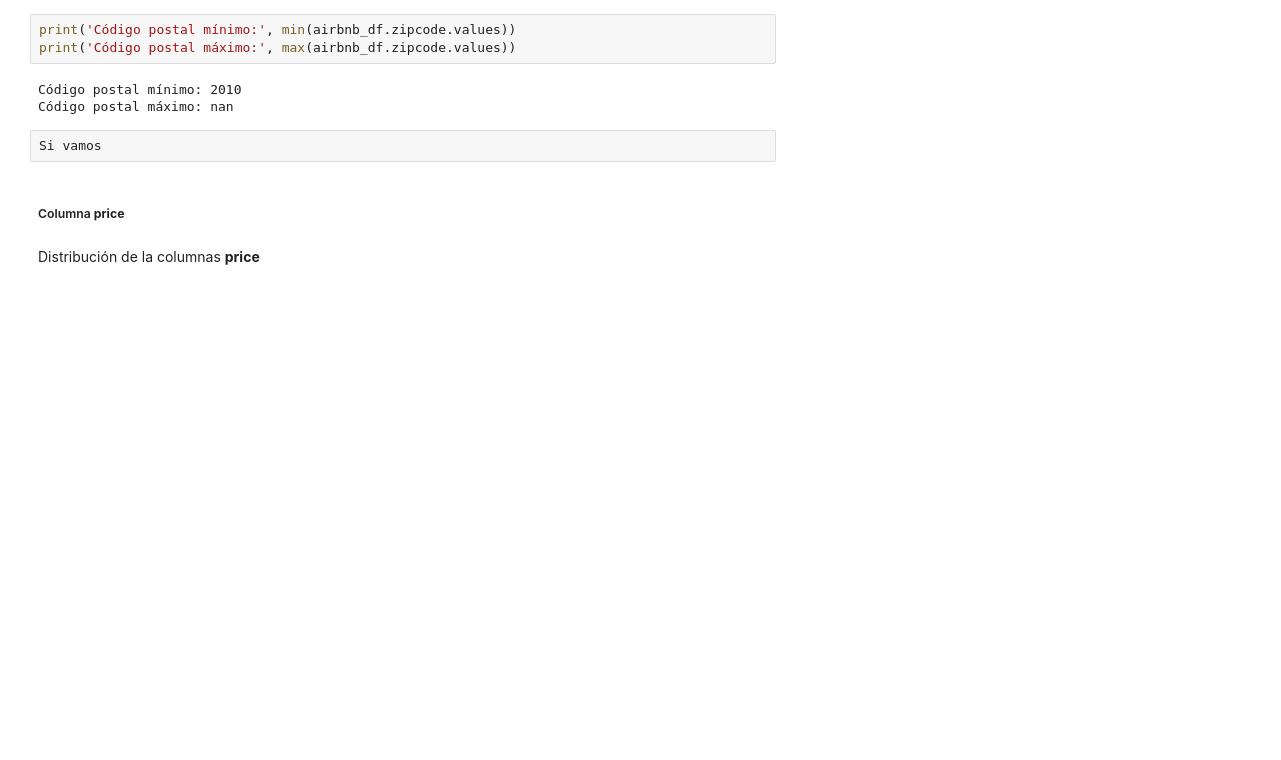
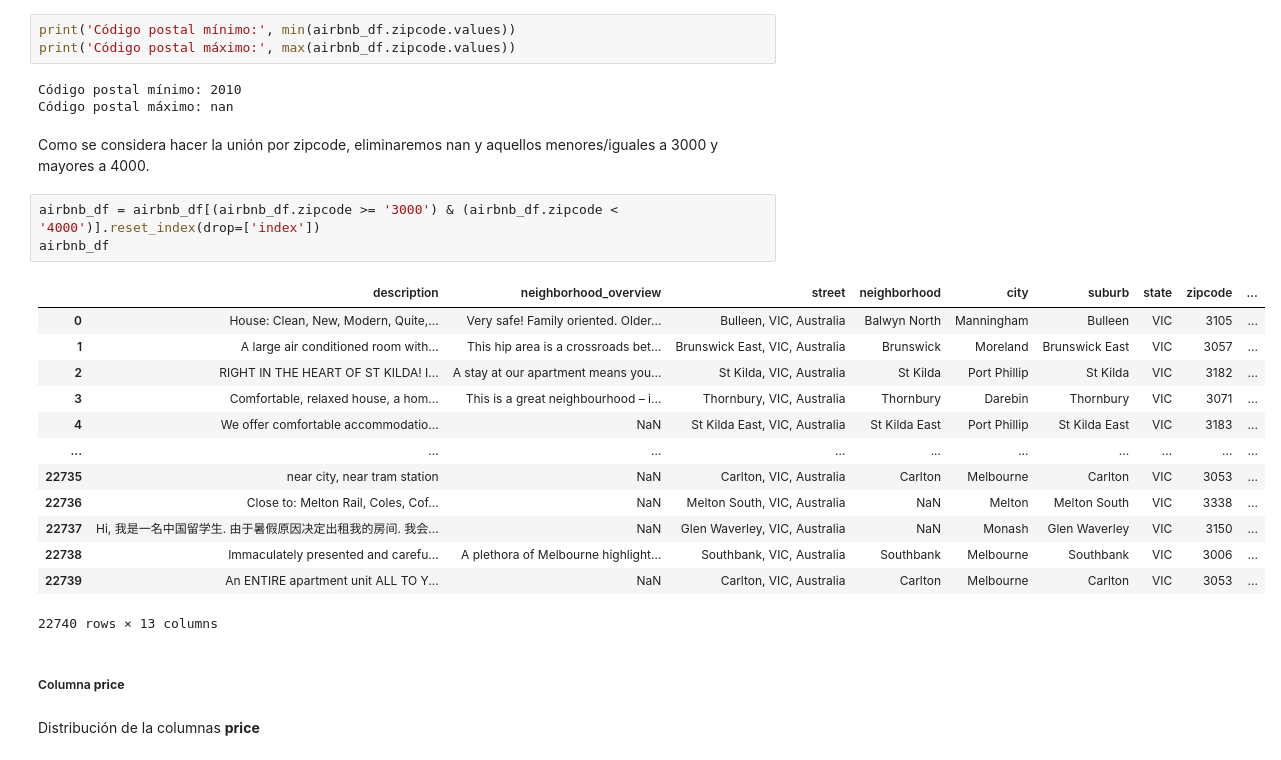
Before and after one commit to JIBarrionuevoGaltier/DiploDatos2021_Grupo_4, a Jupyter notebook: 02_EyCD/Entregable_Parte_1.ipynb, the cells around one changed output. Drawn from its saved outputs; the diff is of its cells as text; blank space fills up the shorter version.

```diff
--- a/02_EyCD/Entregable_Parte_1.ipynb
+++ b/02_EyCD/Entregable_Parte_1.ipynb
@@ -529,8 +1010,25 @@ print('Código postal máximo:', max(airbnb_df.zipcode.values))
 # %% [output]
 Código postal mínimo: 2010
 Código postal máximo: nan
-# %%
-Si vamos
+# %% [markdown]
+Como se considera hacer la unión por zipcode, eliminaremos nan y aquellos menores/iguales a 3000 y mayores a 4000.
+# %%
+airbnb_df = airbnb_df[(airbnb_df.zipcode >= '3000') & (airbnb_df.zipcode < '4000')].reset_index(drop=['index'])
+airbnb_df
+# %% [output]
+|  | description | neighborhood_overview | street | neighborhood | city | suburb | state | zipcode | ... |
+| 0 | House: Clean, New, Modern, Quite,... | Very safe! Family oriented. Older... | Bulleen, VIC, Australia | Balwyn North | Manningham | Bulleen | VIC | 3105 | ... |
+| 1 | A large air conditioned room with... | This hip area is a crossroads bet... | Brunswick East, VIC, Australia | Brunswick | Moreland | Brunswick East | VIC | 3057 | ... |
+| 2 | RIGHT IN THE HEART OF ST KILDA! I... | A stay at our apartment means you... | St Kilda, VIC, Australia | St Kilda | Port Phillip | St Kilda | VIC | 3182 | ... |
+| 3 | Comfortable, relaxed house, a hom... | This is a great neighbourhood – i... | Thornbury, VIC, Australia | Thornbury | Darebin | Thornbury | VIC | 3071 | ... |
+| 4 | We offer comfortable accommodatio... | NaN | St Kilda East, VIC, Australia | St Kilda East | Port Phillip | St Kilda East | VIC | 3183 | ... |
+| ... | ... | ... | ... | ... | ... | ... | ... | ... | ... |
+| 22735 | near city, near tram station | NaN | Carlton, VIC, Australia | Carlton | Melbourne | Carlton | VIC | 3053 | ... |
+| 22736 | Close to: Melton Rail, Coles, Cof... | NaN | Melton South, VIC, Australia | NaN | Melton | Melton South | VIC | 3338 | ... |
+| 22737 | Hi, 我是一名中国留学生. 由于暑假原因决定出租我的房间. 我会... | NaN | Glen Waverley, VIC, Australia | NaN | Monash | Glen Waverley | VIC | 3150 | ... |
+| 22738 | Immaculately presented and carefu... | A plethora of Melbourne highlight... | Southbank, VIC, Australia | Southbank | Melbourne | Southbank | VIC | 3006 | ... |
+| 22739 | An ENTIRE apartment unit ALL TO Y... | NaN | Carlton, VIC, Australia | Carlton | Melbourne | Carlton | VIC | 3053 | ... |
+22740 rows × 13 columns
 # %% [markdown]
 ##### Columna **price**
 # %% [markdown]
```
Also changed, not shown: parts of 93 cells of this notebook.
